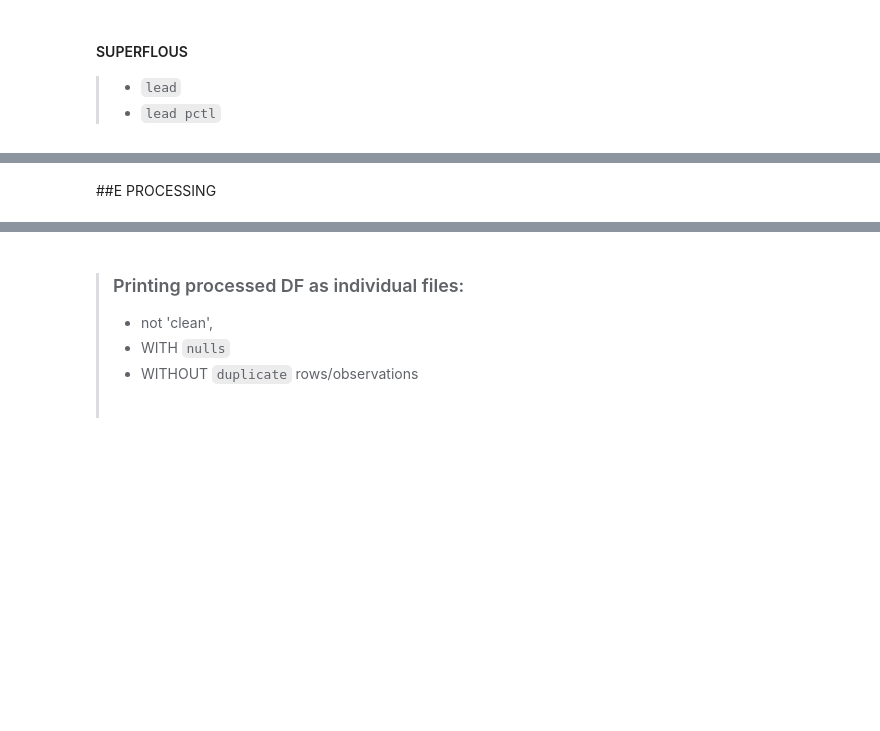
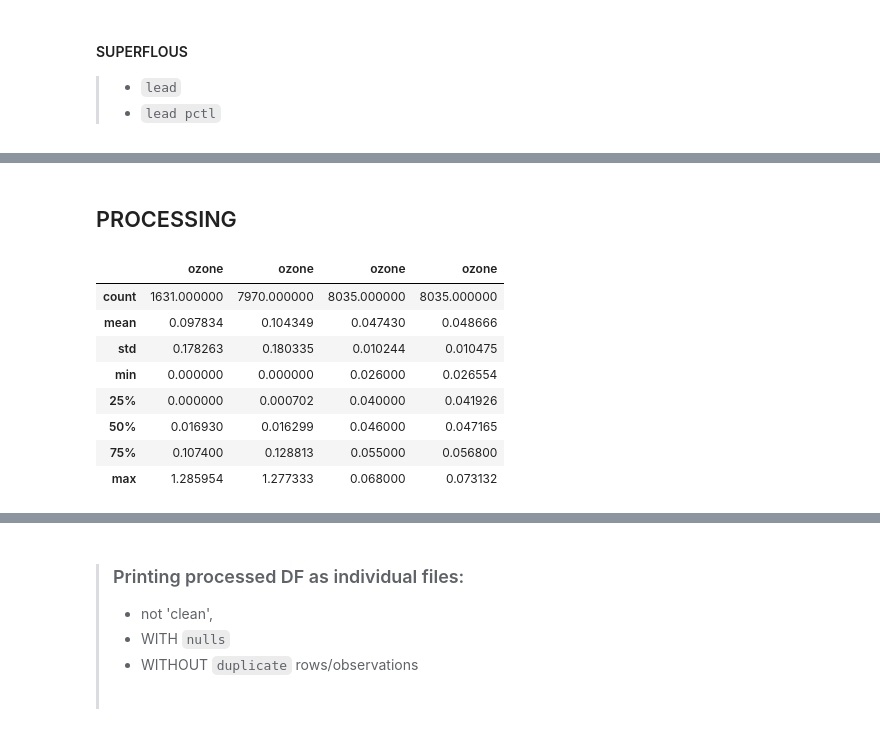
Before and after one commit to gigi-codes/warehouse_density, a Jupyter notebook: Giovanna/03_all_process.ipynb, the cells around one changed output, grey strips where cells are left out. Cells and saved outputs as stored; diff of their text form; code cells hidden in the pictures; blank space fills up the shorter version.

```diff
--- a/Giovanna/03_all_process.ipynb
+++ b/Giovanna/03_all_process.ipynb
@@ -231,9 +231,9 @@ df4.head()
 | 2 | 6037204920 | 2751 | Los Angeles | 90023 | Los Angeles | -118.197497 | 34.017500 | 82.393909 | 99.974786 | ... |
 | 3 | 6019000700 | 3664 | Fresno | 93706 | Fresno | -119.827707 | 36.734535 | 81.327940 | 99.962179 | ... |
 | 4 | 6019000200 | 2689 | Fresno | 93706 | Fresno | -119.805504 | 36.735491 | 80.745476 | 99.949571 | ... |
+# %% [markdown]
+## PROCESSING
 # %%
 # printing unique counts per label, compare columns
 df_uniques = [df1.nunique(), df2.nunique(), df3.nunique(), df4.nunique()]
 pd.DataFrame(df_uniques).to_csv('unique_counts.csv', index_label='ces_edition')
-# %% [markdown]
-##E PROCESSING
@@ -239,0 +244,14 @@ pd.DataFrame(df_uniques).to_csv('unique_counts.csv', index_label='ces_edition')
+# %%
+ozone = pd.DataFrame([df1['ozone'], df2['ozone'], df3['ozone'], df4['ozone']])
+ozone = pd.DataFrame.transpose(ozone)
+ozone.describe()
+# %% [output]
+|  | ozone | ozone | ozone | ozone |
+| count | 1631.000000 | 7970.000000 | 8035.000000 | 8035.000000 |
+| mean | 0.097834 | 0.104349 | 0.047430 | 0.048666 |
+| std | 0.178263 | 0.180335 | 0.010244 | 0.010475 |
+| min | 0.000000 | 0.000000 | 0.026000 | 0.026554 |
+| 25% | 0.000000 | 0.000702 | 0.040000 | 0.041926 |
+| 50% | 0.016930 | 0.016299 | 0.046000 | 0.047165 |
+| 75% | 0.107400 | 0.128813 | 0.055000 | 0.056800 |
+| max | 1.285954 | 1.277333 | 0.068000 | 0.073132 |
```
Also changed, not shown: parts of 9 cells of this notebook.
